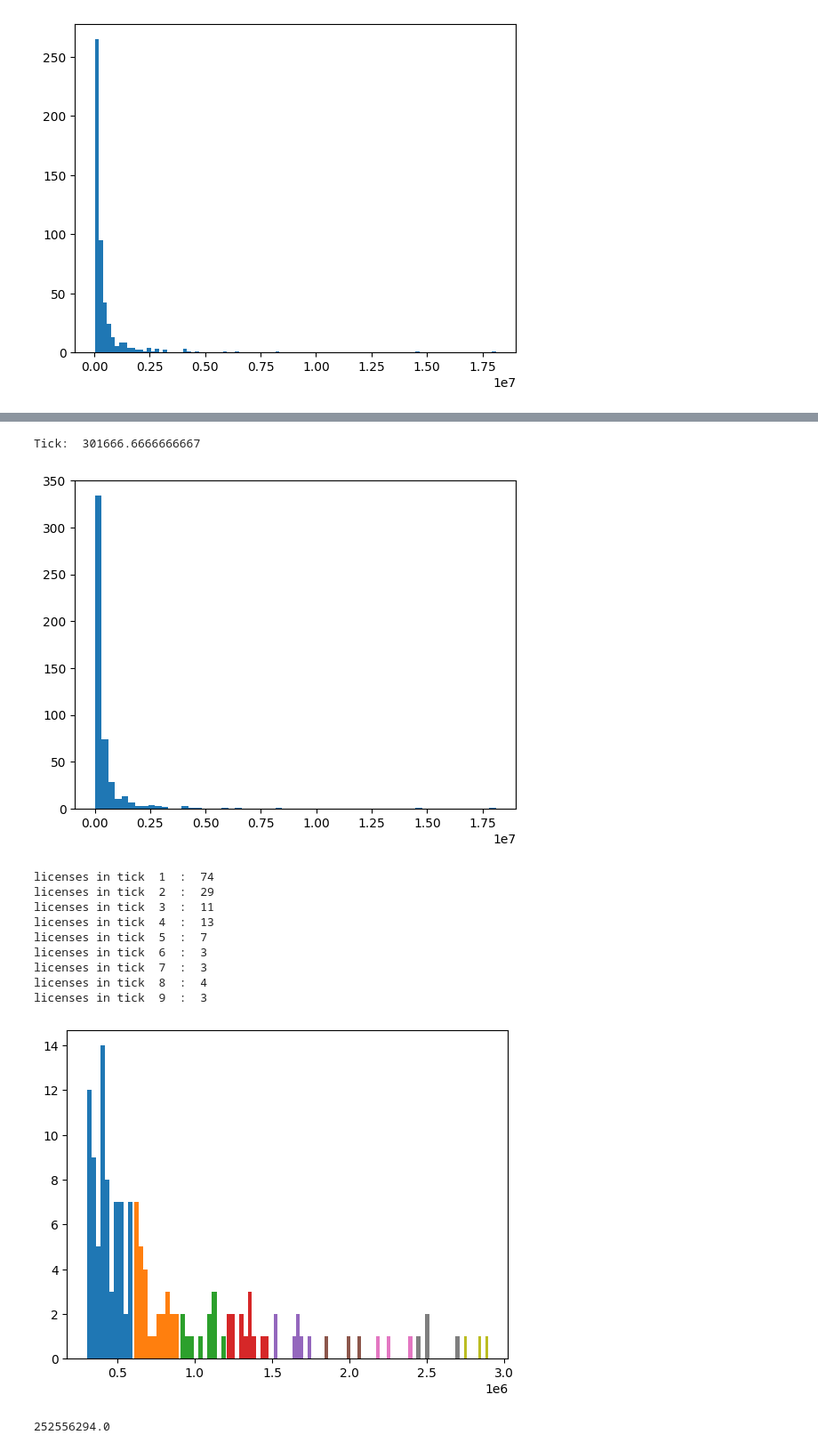
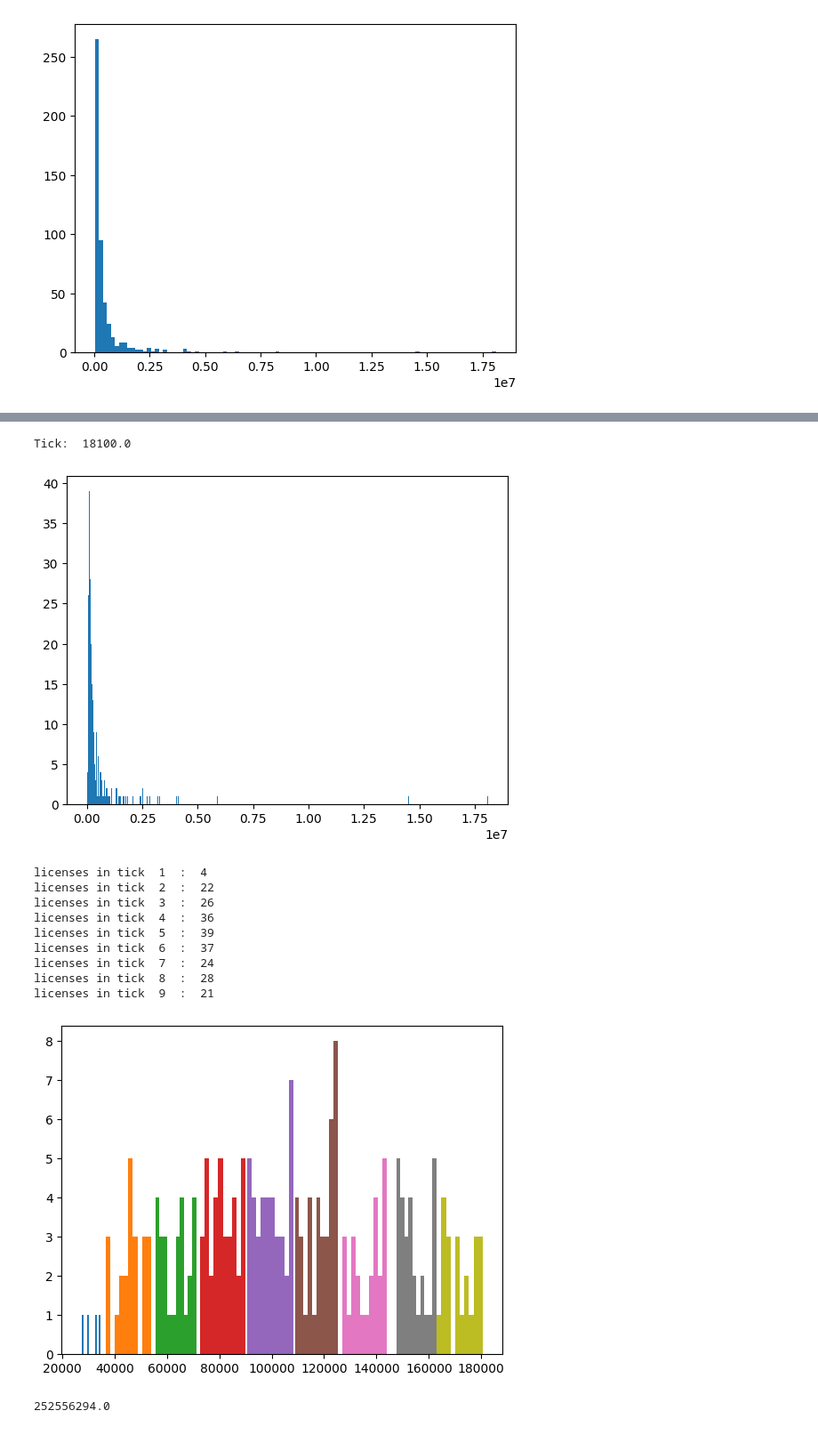
Before and after one commit to enzodipasquale/combinatorial-choice-estimation, a Jupyter notebook: Empirical_application/Fox_Bajari_application.ipynb, the cells around one changed output, grey strips where cells are left out. Shown: that part at 89% size. Saved outputs shown, nothing was run; the diff lists cells and outputs as text; code cells hidden in the pictures.

```diff
--- a/Empirical_application/Fox_Bajari_application.ipynb
+++ b/Empirical_application/Fox_Bajari_application.ipynb
@@ -103,37 +103,37 @@ array([       0.        ,   301666.66666667,   603333.33333333,
        18100000.        ])
 # %%
 
-num_bins = 60
+num_bins = 1000
 tick = bta_data['pop90'].max()/num_bins
 print('Tick: ' , tick)
 
 pop_bins = np.linspace(0, bta_data['pop90'].max(), num_bins +1)
 plt.hist(bta_data['pop90'], bins=pop_bins)
 plt.show()
 
 
 
 # add up to the num_ticks tick
 num_ticks = 10
 for i in range(1, num_ticks):
     print('licenses in tick ', i, ' : ', len(bta_data['pop90'][(bta_data['pop90'] > i*tick) & (bta_data['pop90'] <= (i+1)*tick)]))
     plt.hist(bta_data['pop90'][(bta_data['pop90'] > i*tick) & (bta_data['pop90'] <= (i+1)*tick)])
 
 
 plt.show()
 # %% [output]
-Tick:  301666.6666666667
+Tick:  18100.0
-[figure, old version]
+[figure, new version]
-licenses in tick  1  :  74
-licenses in tick  2  :  29
-licenses in tick  3  :  11
-licenses in tick  4  :  13
-licenses in tick  5  :  7
-licenses in tick  6  :  3
-licenses in tick  7  :  3
-licenses in tick  8  :  4
-licenses in tick  9  :  3
+licenses in tick  1  :  4
+licenses in tick  2  :  22
+licenses in tick  3  :  26
+licenses in tick  4  :  36
+licenses in tick  5  :  39
+licenses in tick  6  :  37
+licenses in tick  7  :  24
+licenses in tick  8  :  28
+licenses in tick  9  :  21
-[figure, old version]
+[figure, new version]
 # %%
 print(bta_data['pop90'].sum())
 
```
Also changed, not shown: 1 other file.
